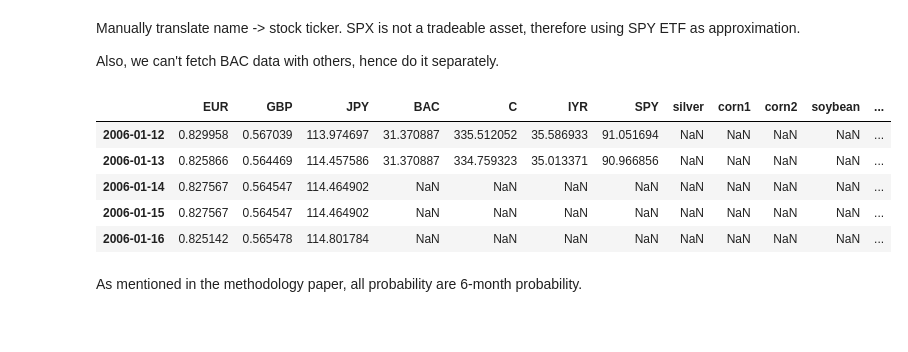
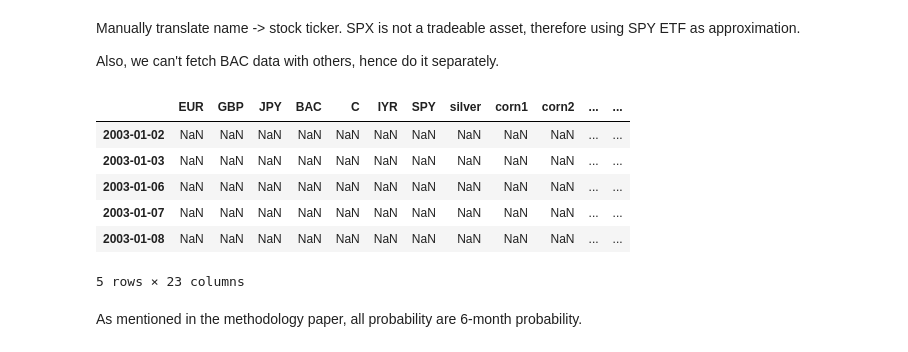
Before and after one commit to claircocoanut/iaqf-default, a Jupyter notebook: data_analysis/equity_fx_weekly.ipynb, the cells around one changed output. Drawn from its saved outputs; the diff is of its cells as text; code cells hidden in the pictures.

```diff
--- a/data_analysis/equity_fx_weekly.ipynb
+++ b/data_analysis/equity_fx_weekly.ipynb
@@ -54,21 +54,24 @@ fx = get_fx(tickers=["GBP", "EUR", "JPY"],
 # %%
 close = get_price(tickers=["BAC", "C", "IYR", "SPY"],
                   start_date=start_date,
                   end_date=end_date,
                   use_cache=True)
 commodity = get_commodity(use_cache=True,
                           start_date=start_date,
                           end_date=end_date,)
+inflation = get_inflation()
+bond = get_bond(use_cache=True)
 
-close = pd.concat([fx, close, commodity], axis=1)
+close = pd.concat([fx, close, commodity, inflation, bond], axis=1)
 close.head()
 # %% [output]
-|  | EUR | GBP | JPY | BAC | C | IYR | SPY | silver | corn1 | corn2 | soybean | ... |
-| 2006-01-12 | 0.829958 | 0.567039 | 113.974697 | 31.370887 | 335.512052 | 35.586933 | 91.051694 | NaN | NaN | NaN | NaN | ... |
-| 2006-01-13 | 0.825866 | 0.564469 | 114.457586 | 31.370887 | 334.759323 | 35.013371 | 90.966856 | NaN | NaN | NaN | NaN | ... |
-| 2006-01-14 | 0.827567 | 0.564547 | 114.464902 | NaN | NaN | NaN | NaN | NaN | NaN | NaN | NaN | ... |
-| 2006-01-15 | 0.827567 | 0.564547 | 114.464902 | NaN | NaN | NaN | NaN | NaN | NaN | NaN | NaN | ... |
-| 2006-01-16 | 0.825142 | 0.565478 | 114.801784 | NaN | NaN | NaN | NaN | NaN | NaN | NaN | NaN | ... |
+|  | EUR | GBP | JPY | BAC | C | IYR | SPY | silver | corn1 | corn2 | ... | ... |
+| 2003-01-02 | NaN | NaN | NaN | NaN | NaN | NaN | NaN | NaN | NaN | NaN | ... | ... |
+| 2003-01-03 | NaN | NaN | NaN | NaN | NaN | NaN | NaN | NaN | NaN | NaN | ... | ... |
+| 2003-01-06 | NaN | NaN | NaN | NaN | NaN | NaN | NaN | NaN | NaN | NaN | ... | ... |
+| 2003-01-07 | NaN | NaN | NaN | NaN | NaN | NaN | NaN | NaN | NaN | NaN | ... | ... |
+| 2003-01-08 | NaN | NaN | NaN | NaN | NaN | NaN | NaN | NaN | NaN | NaN | ... | ... |
+5 rows × 23 columns
 # %% [markdown]
 As mentioned in the methodology paper, all probability are 6-month probability.
 # %%
```
Also changed, not shown: parts of 9 cells of this notebook, 5 other files.
